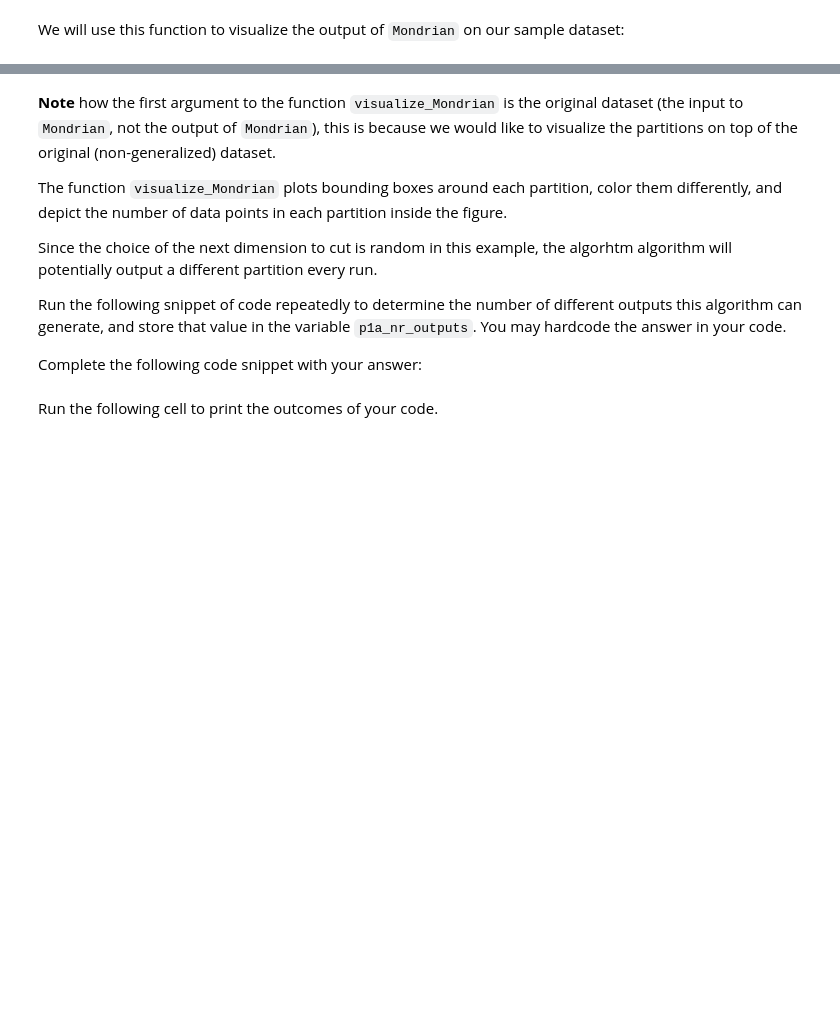
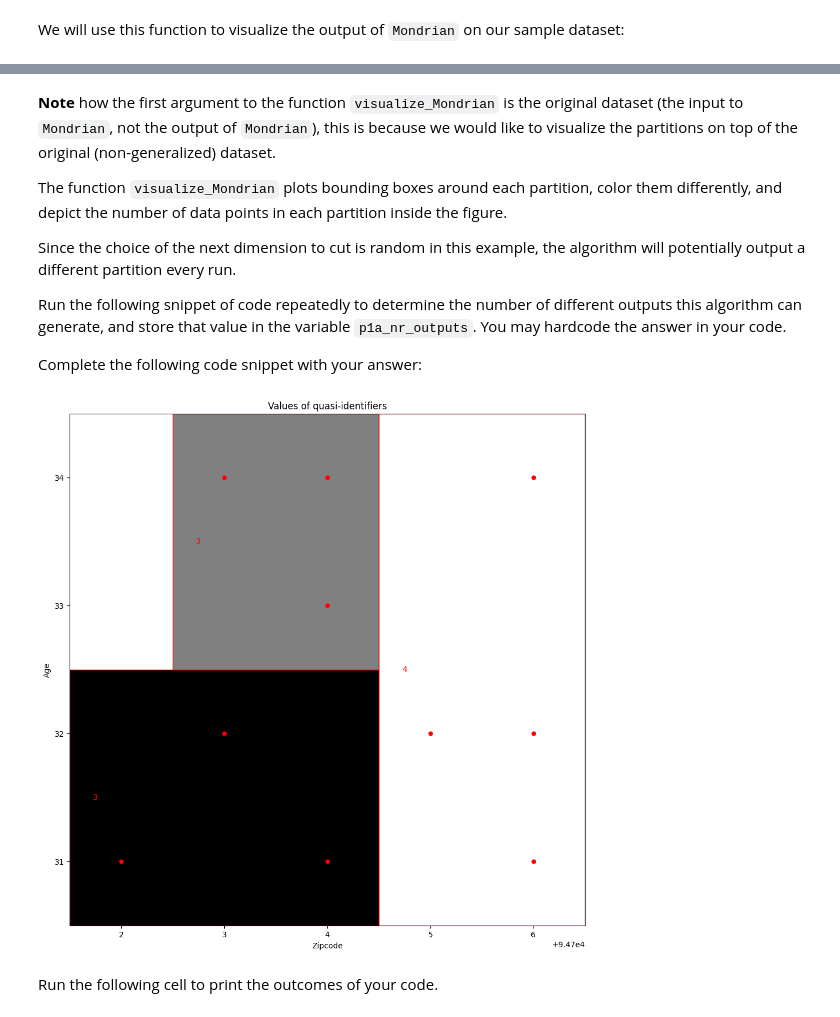
Before and after one commit to KJWesthoff/233LabTaskForce, a Jupyter notebook: lab3/Lab3.ipynb, the cells around one changed output, grey strips where cells are left out. Cells and saved outputs as stored; diff of their text form; code cells hidden in the pictures; blank space fills up the shorter version.

```diff
--- a/lab3/Lab3.ipynb
+++ b/lab3/Lab3.ipynb
@@ -631,7 +714,7 @@ visualize_Mondrian(Lab3_Problem1_demo, qID, p1a_boundaries)
 
 The function `visualize_Mondrian` plots bounding boxes around each partition, color them differently, and depict the number of data points in each partition inside the figure.
 
-Since the choice of the next dimension to cut is random in this example, the algorhtm algorithm will potentially output a different partition every run.
+Since the choice of the next dimension to cut is random in this example, the algorithm will potentially output a different partition every run.
 
 Run the following snippet of code repeatedly to determine the number of different outputs this algorithm can generate, and store that value in the variable `p1a_nr_outputs`. You may hardcode the answer in your code.
 
@@ -639,11 +722,13 @@ Complete the following code snippet with your answer:
 # %%
 qID = ['Zipcode','Age']
 desired_k = 3
 [p1a_tableOut, p1a_boundaries] = Mondrian(Lab3_Problem1_demo, qID, desired_k, Mondrian_choose_dim_random, Mondrian_choose_cut_median)
 visualize_Mondrian(Lab3_Problem1_demo, qID, p1a_boundaries)
 
 # Fill in the answer in the following variable
-p1a_nr_outputs = numpy.nan # <-- your answer here
+p1a_nr_outputs = 4 # <-- your answer here
+# %% [output]
+[figure, added]
 # %% [markdown]
 Run the following cell to print the outcomes of your code.
 # %%
```
Also changed, not shown: parts of 43 cells of this notebook.
